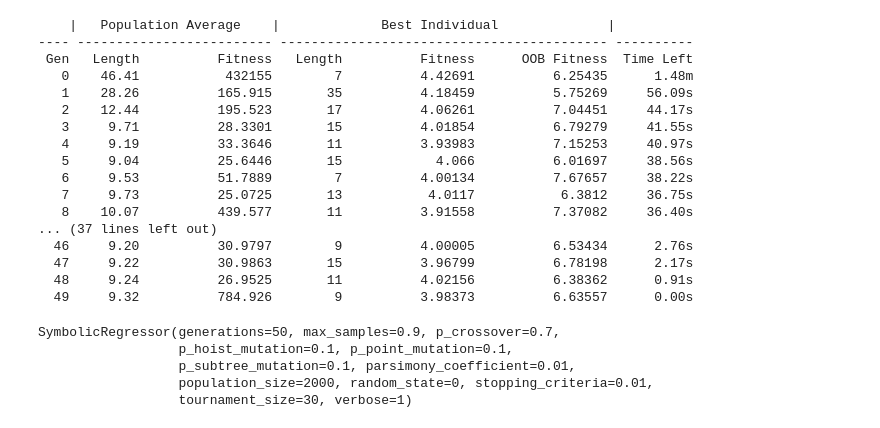
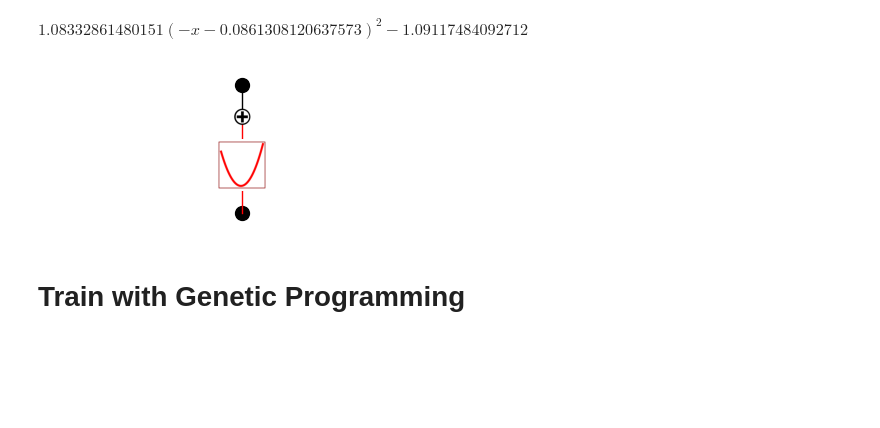
Before and after one commit to MrPio/KAN-Symbolic_Regression, a Jupyter notebook: Comparison_of_different_methods_for_SR.ipynb, the cells around one changed output. Saved outputs shown, nothing was run; the diff lists cells and outputs as text; code cells hidden in the pictures; blank space fills up the shorter version.

```diff
--- a/Comparison_of_different_methods_for_SR.ipynb
+++ b/Comparison_of_different_methods_for_SR.ipynb
@@ -20,0 +47,36 @@ plt.show()
+# %%
+# Function to create dataset
+def create_dataset(function, n_var, ranges, train_num=5000, test_num=1000, noise_level=5, normalize_label=True, normalize_input=True):
+    # Training data
+    X_train = torch.linspace(ranges[0], ranges[1], train_num).view(-1, 1)
+    y_train = function(X_train)
+
+    # Adding Gaussian noise to training data
+    noise_train = torch.tensor(np.random.normal(0, noise_level, X_train.shape), dtype=torch.float32)
+    y_train += noise_train
+
+    # Test data
+    X_test = torch.linspace(ranges[0], ranges[1], test_num).view(-1, 1)
+    y_test = function(X_test)
+
+    # Adding Gaussian noise to test data
+    noise_test = torch.tensor(np.random.normal(0, noise_level, X_test.shape), dtype=torch.float32)
+    y_test += noise_test
+
+    # Normalization
+    if normalize_input:
+        X_train = (X_train - X_train.mean()) / X_train.std()
+        X_test = (X_test - X_test.mean()) / X_test.std()
+    if normalize_label:
+        y_train = (y_train - y_train.mean()) / y_train.std()
+        y_test = (y_test - y_test.mean()) / y_test.std()
+
+    dataset = {
+        "train_input": X_train, "train_label": y_train,
+        "test_input": X_test, "test_label": y_test
+    }
+    return dataset
+
+
+quadratic_function = lambda x: x**2 + x + 1
+dataset = create_dataset(quadratic_function, n_var=1, ranges=[-10, 10], train_num=5000, test_num=1000, noise_level=5, normalize_label=True, normalize_input=True)
@@ -20,0 +95,3 @@ plt.show()
+# %%
+model = KAN(width=[1, 1], grid=40, k=3, seed=0)
+model.fit(dataset, opt="LBFGS", steps=300, lamb=0.001, lamb_entropy=4)
@@ -20,0 +154,10 @@ plt.show()
+# %%
+model.plot()
+
+formula, variables = model.symbolic_formula(var=['x'])
+formula[0]
+# %% [output]
+$\displaystyle 1.08332861480151 \left(- x - 0.0861308120637573\right)^{2} - 1.09117484092712$
+[figure, added]
+# %% [markdown]
+# Train with Genetic Programming
@@ -55,26 +183,0 @@ est = SymbolicRegressor(
-# %%
-# Addestramento del modello
-est.fit(X, y)
-# %% [output]
-    |   Population Average    |             Best Individual              |
----- ------------------------- ------------------------------------------ ----------
- Gen   Length          Fitness   Length          Fitness      OOB Fitness  Time Left
-   0    46.41           432155        7          4.42691          6.25435      1.48m
-   1    28.26          165.915       35          4.18459          5.75269     56.09s
-   2    12.44          195.523       17          4.06261          7.04451     44.17s
-   3     9.71          28.3301       15          4.01854          6.79279     41.55s
-   4     9.19          33.3646       11          3.93983          7.15253     40.97s
-   5     9.04          25.6446       15            4.066          6.01697     38.56s
-   6     9.53          51.7889        7          4.00134          7.67657     38.22s
-   7     9.73          25.0725       13           4.0117           6.3812     36.75s
-   8    10.07          439.577       11          3.91558          7.37082     36.40s
-... (37 lines left out)
-  46     9.20          30.9797        9          4.00005          6.53434      2.76s
-  47     9.22          30.9863       15          3.96799          6.78198      2.17s
-  48     9.24          26.9525       11          4.02156          6.38362      0.91s
-  49     9.32          784.926        9          3.98373          6.63557      0.00s
-SymbolicRegressor(generations=50, max_samples=0.9, p_crossover=0.7,
-                  p_hoist_mutation=0.1, p_point_mutation=0.1,
-                  p_subtree_mutation=0.1, parsimony_coefficient=0.01,
-                  population_size=2000, random_state=0, stopping_criteria=0.01,
-                  tournament_size=30, verbose=1)
```
Also changed, not shown: parts of 25 cells of this notebook.
